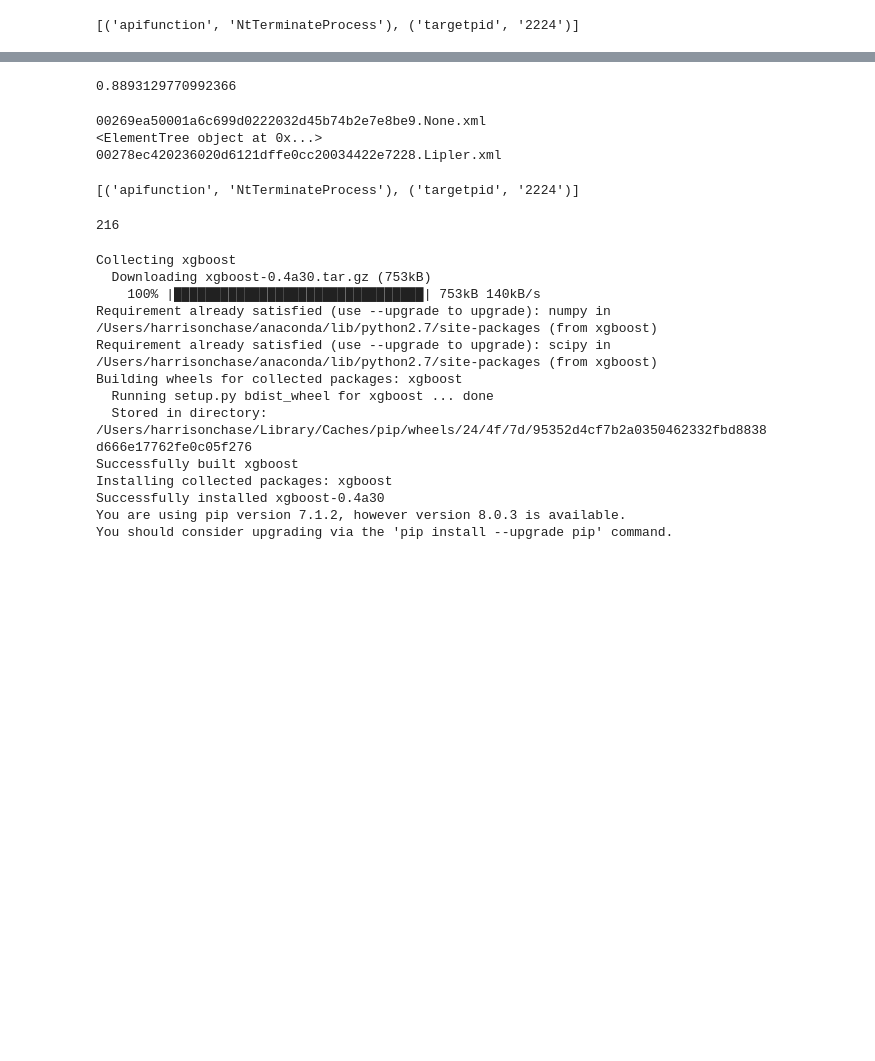
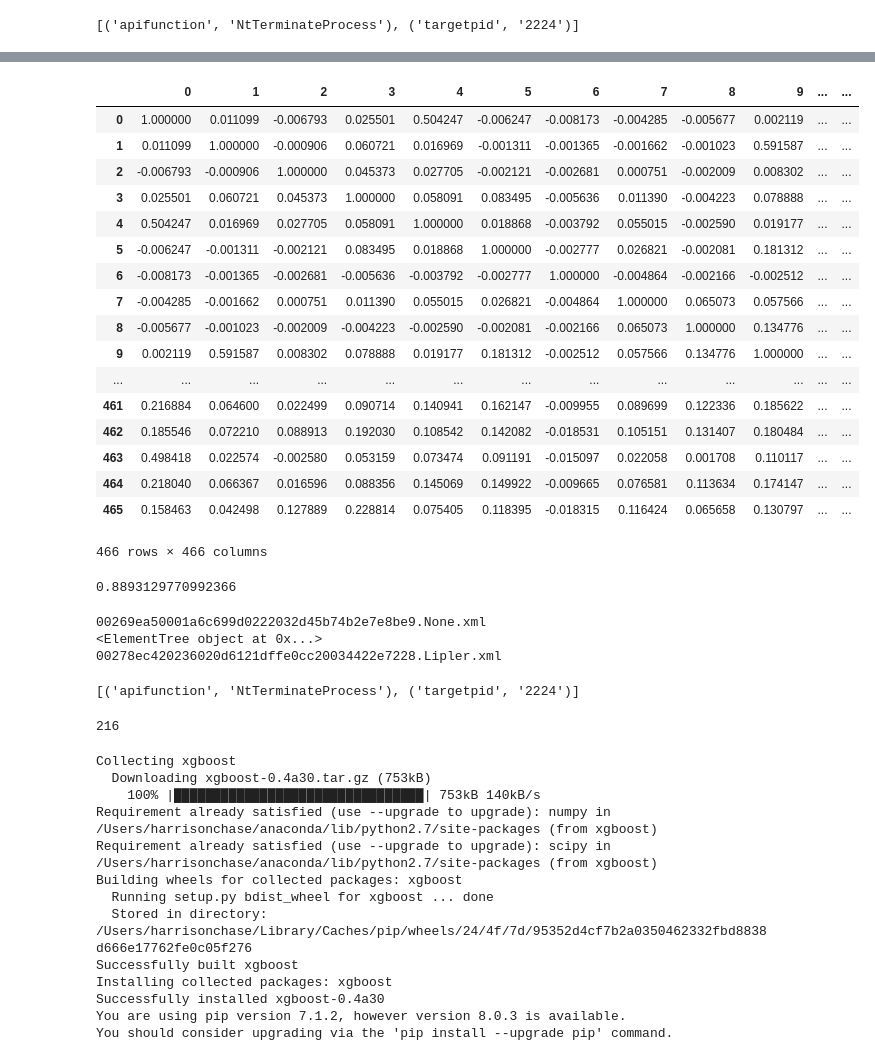
Before and after one commit to hwchase17/cs181-practicals, a Jupyter notebook: Untitled.ipynb, the cells around one changed output, grey strips where cells are left out. Saved outputs shown, nothing was run; the diff lists cells and outputs as text; code cells hidden in the pictures; blank space fills up the shorter version.

Commit message:
added new data

```diff
--- a/Untitled.ipynb
+++ b/Untitled.ipynb
@@ -405,7 +445,7 @@ param_grid = {"max_features": [None, 10,50,5,2,1,3, "log2"],
 # %%
 grid_search = GridSearchCV(clf, param_grid=param_grid,cv=5)
 start = time()
-grid_search.fit(X_train, t_train)
+grid_search.fit(X_train2, t_train)
 
 print("GridSearchCV took %.2f seconds for %d candidate parameter settings."
       % (time() - start, len(grid_search.grid_scores_)))
@@ -428,3 +634,24 @@ Parameters: {'max_features': 3, 'min_samples_split': 5, 'max_depth': 100, 'min_s
+# %%
+pd.DataFrame(X_train).corr()
+# %% [output]
+|  | 0 | 1 | 2 | 3 | 4 | 5 | 6 | 7 | 8 | 9 | ... | ... |
+| 0 | 1.000000 | 0.011099 | -0.006793 | 0.025501 | 0.504247 | -0.006247 | -0.008173 | -0.004285 | -0.005677 | 0.002119 | ... | ... |
+| 1 | 0.011099 | 1.000000 | -0.000906 | 0.060721 | 0.016969 | -0.001311 | -0.001365 | -0.001662 | -0.001023 | 0.591587 | ... | ... |
+| 2 | -0.006793 | -0.000906 | 1.000000 | 0.045373 | 0.027705 | -0.002121 | -0.002681 | 0.000751 | -0.002009 | 0.008302 | ... | ... |
+| 3 | 0.025501 | 0.060721 | 0.045373 | 1.000000 | 0.058091 | 0.083495 | -0.005636 | 0.011390 | -0.004223 | 0.078888 | ... | ... |
+| 4 | 0.504247 | 0.016969 | 0.027705 | 0.058091 | 1.000000 | 0.018868 | -0.003792 | 0.055015 | -0.002590 | 0.019177 | ... | ... |
+| 5 | -0.006247 | -0.001311 | -0.002121 | 0.083495 | 0.018868 | 1.000000 | -0.002777 | 0.026821 | -0.002081 | 0.181312 | ... | ... |
+| 6 | -0.008173 | -0.001365 | -0.002681 | -0.005636 | -0.003792 | -0.002777 | 1.000000 | -0.004864 | -0.002166 | -0.002512 | ... | ... |
+| 7 | -0.004285 | -0.001662 | 0.000751 | 0.011390 | 0.055015 | 0.026821 | -0.004864 | 1.000000 | 0.065073 | 0.057566 | ... | ... |
+| 8 | -0.005677 | -0.001023 | -0.002009 | -0.004223 | -0.002590 | -0.002081 | -0.002166 | 0.065073 | 1.000000 | 0.134776 | ... | ... |
+| 9 | 0.002119 | 0.591587 | 0.008302 | 0.078888 | 0.019177 | 0.181312 | -0.002512 | 0.057566 | 0.134776 | 1.000000 | ... | ... |
+| ... | ... | ... | ... | ... | ... | ... | ... | ... | ... | ... | ... | ... |
+| 461 | 0.216884 | 0.064600 | 0.022499 | 0.090714 | 0.140941 | 0.162147 | -0.009955 | 0.089699 | 0.122336 | 0.185622 | ... | ... |
+| 462 | 0.185546 | 0.072210 | 0.088913 | 0.192030 | 0.108542 | 0.142082 | -0.018531 | 0.105151 | 0.131407 | 0.180484 | ... | ... |
+| 463 | 0.498418 | 0.022574 | -0.002580 | 0.053159 | 0.073474 | 0.091191 | -0.015097 | 0.022058 | 0.001708 | 0.110117 | ... | ... |
+| 464 | 0.218040 | 0.066367 | 0.016596 | 0.088356 | 0.145069 | 0.149922 | -0.009665 | 0.076581 | 0.113634 | 0.174147 | ... | ... |
+| 465 | 0.158463 | 0.042498 | 0.127889 | 0.228814 | 0.075405 | 0.118395 | -0.018315 | 0.116424 | 0.065658 | 0.130797 | ... | ... |
+466 rows × 466 columns
 # %%
 model=RFC(n_estimators=100,max_features=1,min_samples_split=1,max_depth=100,min_samples_leaf=1).fit(X_train,t_train)
 # %%
```
Also changed, not shown: parts of 45 cells of this notebook, 3 other files.
